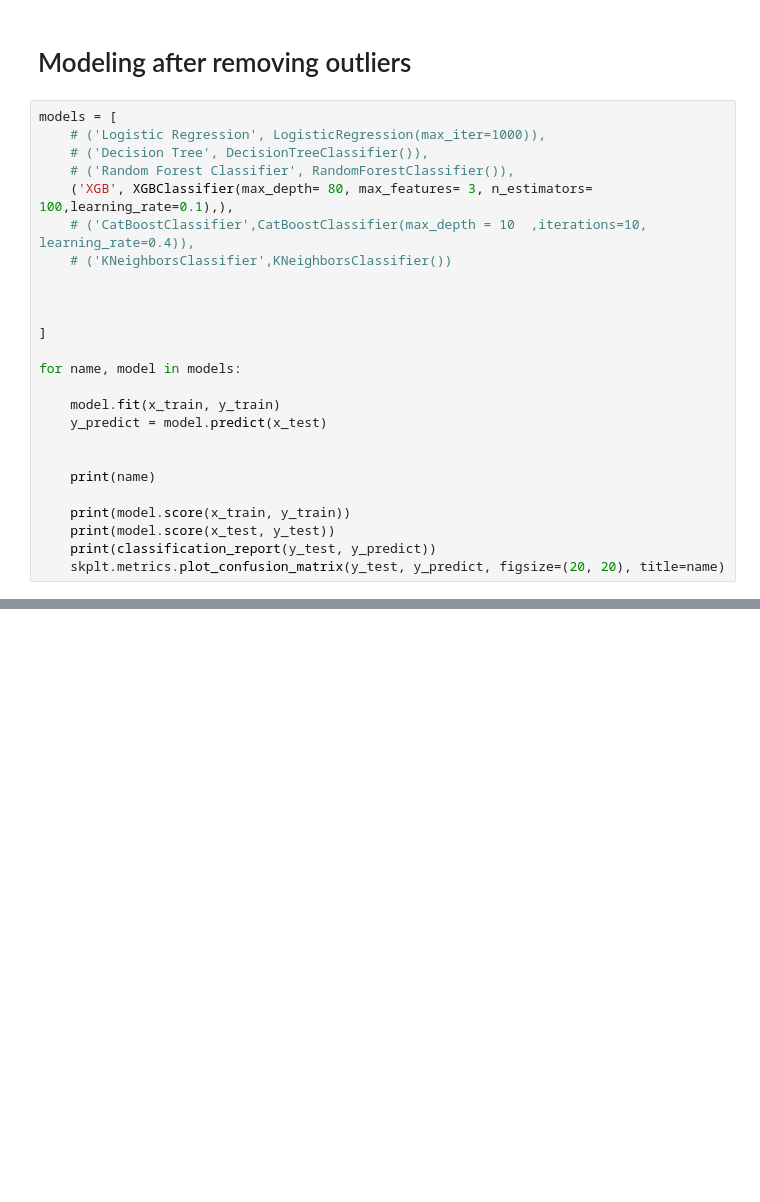
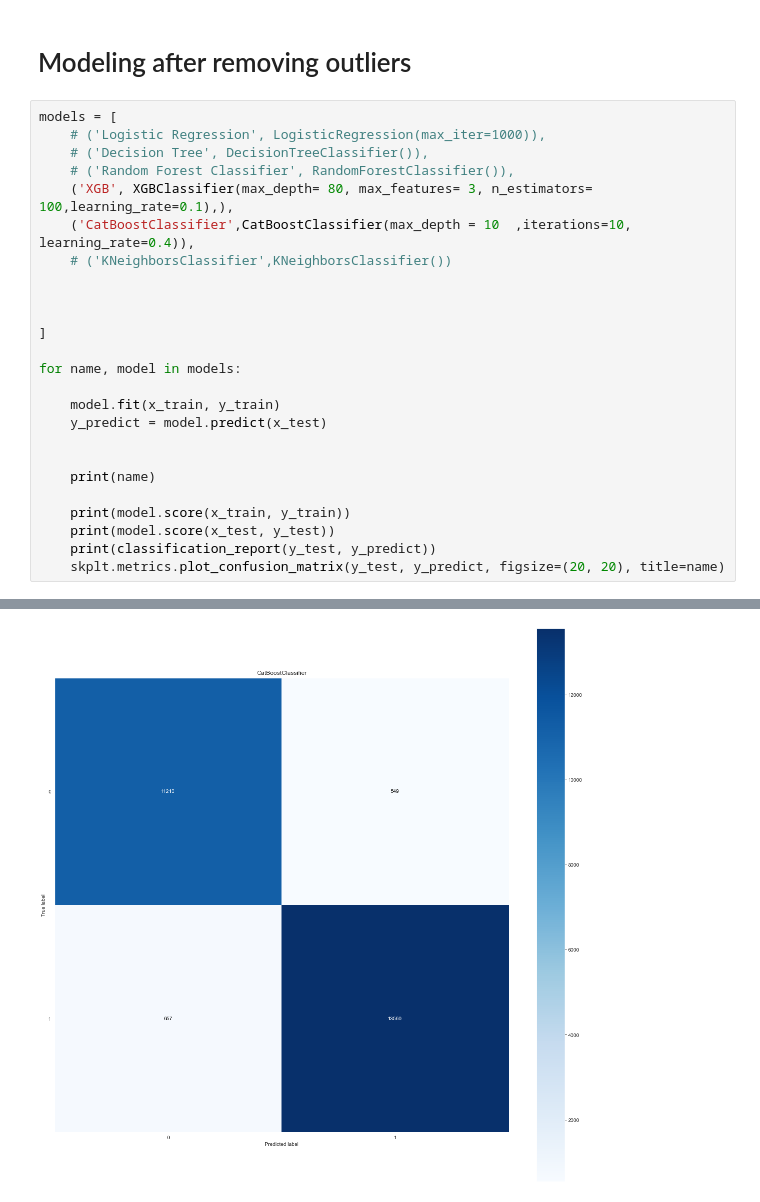
Before and after one commit to IinjyI/Airlines-Customer-Satisfaction, a Jupyter notebook: code-and-dataset/preprocessing-and-modeling.ipynb, the cells around one changed output, grey strips where cells are left out. Drawn from its saved outputs; the diff is of its cells as text; blank space fills up the shorter version.

```diff
--- a/code-and-dataset/preprocessing-and-modeling.ipynb
+++ b/code-and-dataset/preprocessing-and-modeling.ipynb
@@ -310,7 +317,7 @@ models = [
     # ('Decision Tree', DecisionTreeClassifier()),
     # ('Random Forest Classifier', RandomForestClassifier()),
     ('XGB', XGBClassifier(max_depth= 80, max_features= 3, n_estimators= 100,learning_rate=0.1),),
-    # ('CatBoostClassifier',CatBoostClassifier(max_depth = 10  ,iterations=10, learning_rate=0.4)),
+    ('CatBoostClassifier',CatBoostClassifier(max_depth = 10  ,iterations=10, learning_rate=0.4)),
     # ('KNeighborsClassifier',KNeighborsClassifier())
 
 
@@ -329,3 +336,4 @@ for name, model in models:
     print(model.score(x_test, y_test))
     print(classification_report(y_test, y_predict))
     skplt.metrics.plot_confusion_matrix(y_test, y_predict, figsize=(20, 20), title=name)
+# %% [output]
@@ -331,0 +358 @@ for name, model in models:
+[figure, added]
```
Also changed, not shown: parts of 2 cells of this notebook.
